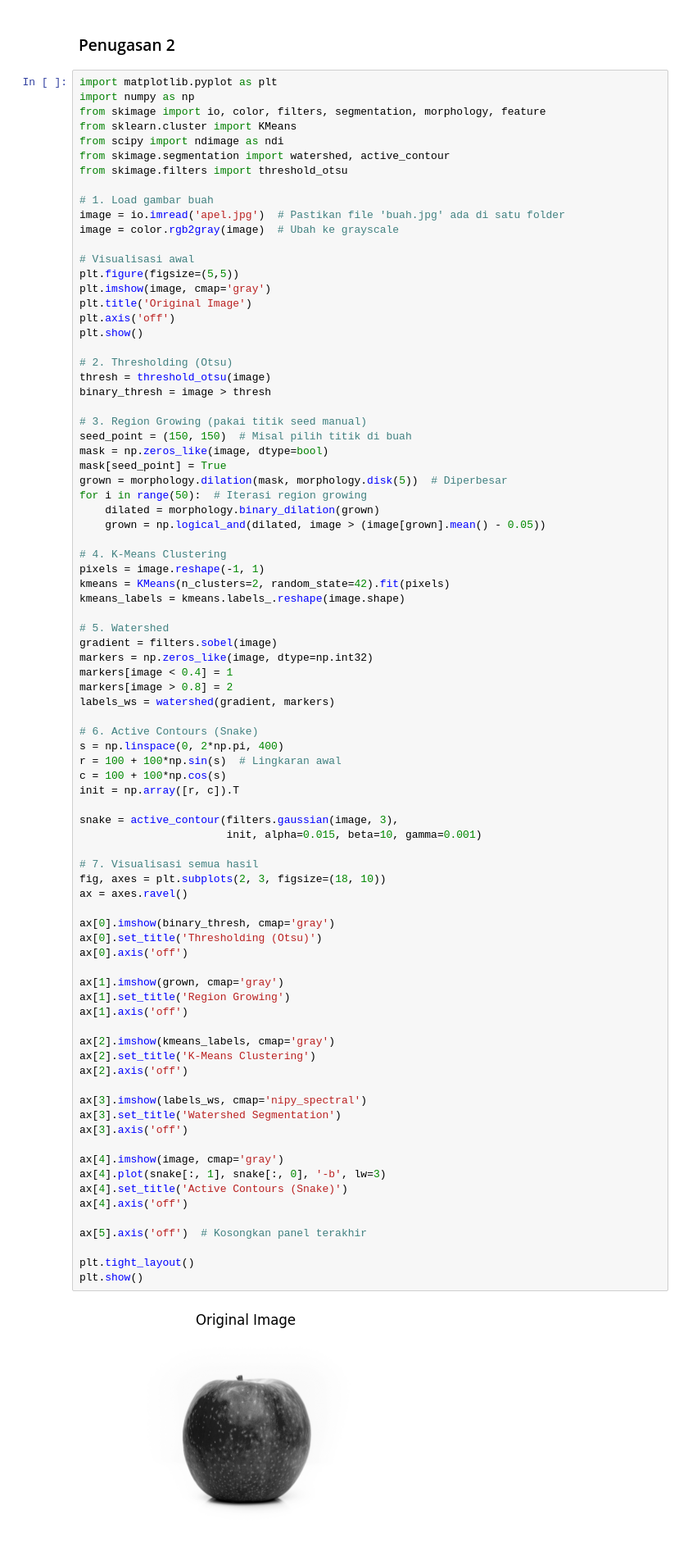
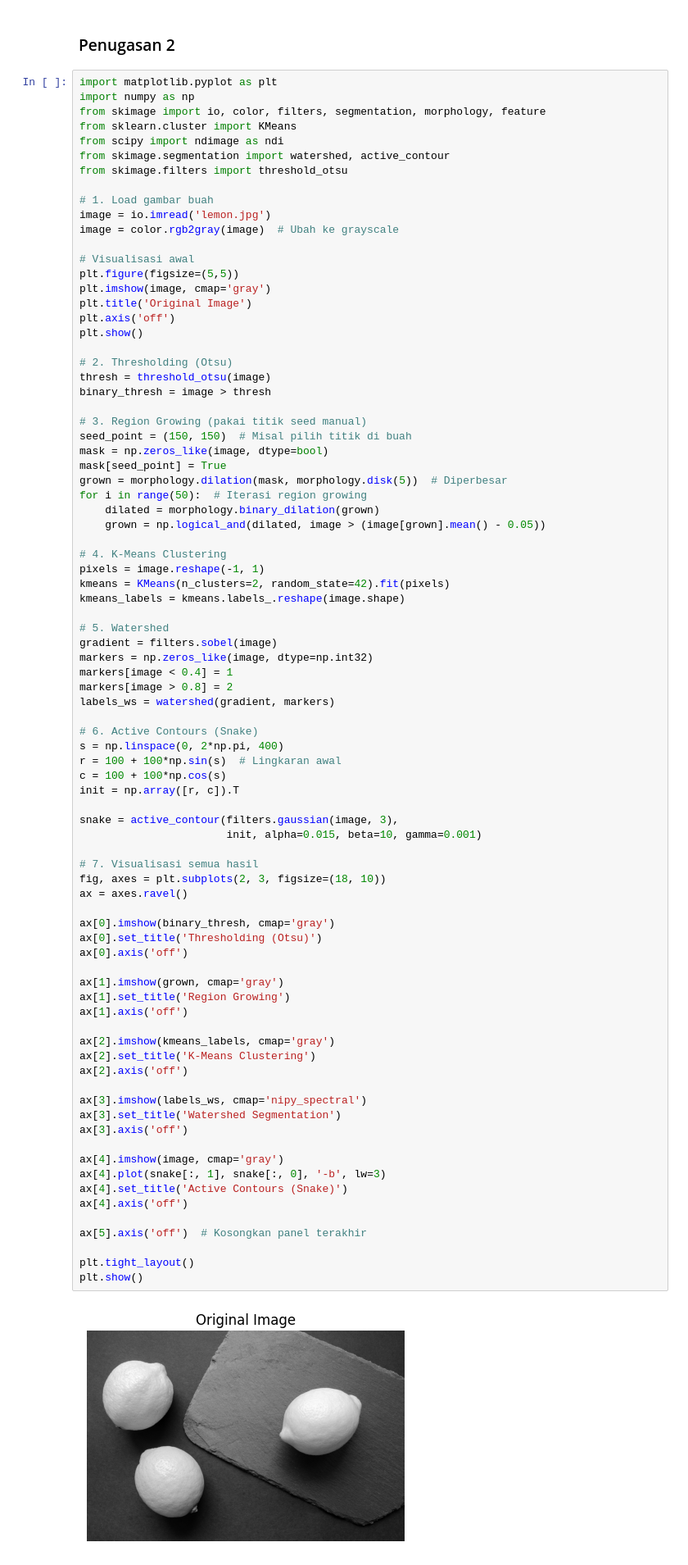
Before and after one commit to arzss-code/pengolahan-citra, a Jupyter notebook: jobsheet_4.ipynb, the cells around one changed output. Shown at 82% size. Saved outputs shown, nothing was run; the diff lists cells and outputs as text.

```diff
--- a/jobsheet_4.ipynb
+++ b/jobsheet_4.ipynb
@@ -346,7 +346,7 @@ from skimage.segmentation import watershed, active_contour
 from skimage.filters import threshold_otsu
 
 # 1. Load gambar buah
-image = io.imread('apel.jpg')  # Pastikan file 'buah.jpg' ada di satu folder
+image = io.imread('lemon.jpg')
 image = color.rgb2gray(image)  # Ubah ke grayscale
 
 # Visualisasi awal
@@ -393,31 +393,31 @@ snake = active_contour(filters.gaussian(image, 3),
 # 7. Visualisasi semua hasil
 fig, axes = plt.subplots(2, 3, figsize=(18, 10))
 ax = axes.ravel()
 
 ax[0].imshow(binary_thresh, cmap='gray')
 ax[0].set_title('Thresholding (Otsu)')
 ax[0].axis('off')
 
 ax[1].imshow(grown, cmap='gray')
 ax[1].set_title('Region Growing')
 ax[1].axis('off')
 
 ax[2].imshow(kmeans_labels, cmap='gray')
 ax[2].set_title('K-Means Clustering')
 ax[2].axis('off')
 
 ax[3].imshow(labels_ws, cmap='nipy_spectral')
 ax[3].set_title('Watershed Segmentation')
 ax[3].axis('off')
 
 ax[4].imshow(image, cmap='gray')
 ax[4].plot(snake[:, 1], snake[:, 0], '-b', lw=3)
 ax[4].set_title('Active Contours (Snake)')
 ax[4].axis('off')
 
 ax[5].axis('off')  # Kosongkan panel terakhir
 
 plt.tight_layout()
 plt.show()
 # %% [output]
-[figure, old version]
+[figure, new version]
```
Also changed, not shown: parts of 1 cell of this notebook.
